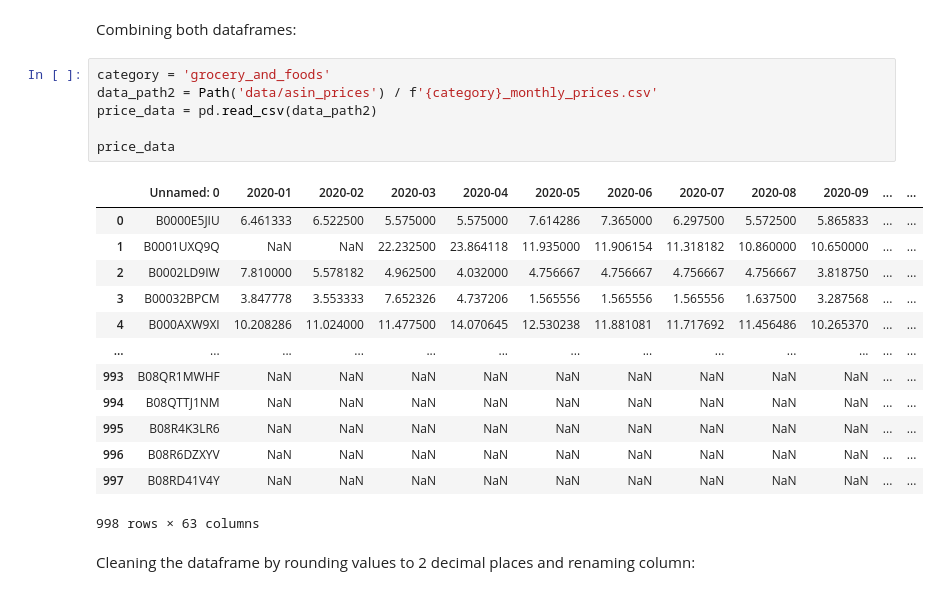
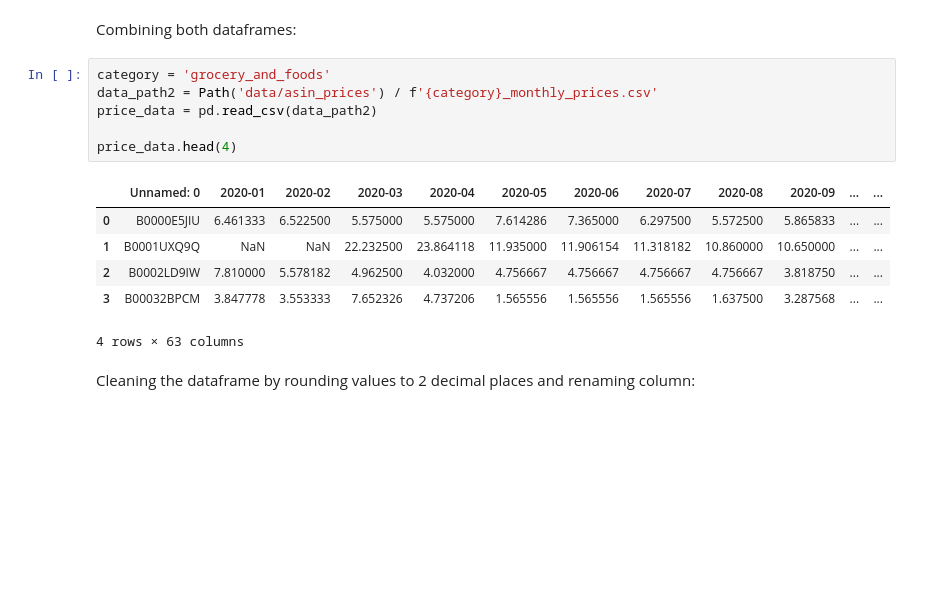
Before and after one commit to domwrm/Amazon-Pricing-Anlysis, a Jupyter notebook: EDACheckpoint_Group031_WI25.ipynb, the cells around one changed output. Cells and saved outputs as stored; diff of their text form; blank space fills up the shorter version.

```diff
--- a/EDACheckpoint_Group031_WI25.ipynb
+++ b/EDACheckpoint_Group031_WI25.ipynb
@@ -362,23 +349,16 @@ Combining both dataframes:
 # %%
 category = 'grocery_and_foods'
 data_path2 = Path('data/asin_prices') / f'{category}_monthly_prices.csv'
 price_data = pd.read_csv(data_path2)
 
-price_data
+price_data.head(4)
 # %% [output]
 |  | Unnamed: 0 | 2020-01 | 2020-02 | 2020-03 | 2020-04 | 2020-05 | 2020-06 | 2020-07 | 2020-08 | 2020-09 | ... | ... |
 | 0 | B0000E5JIU | 6.461333 | 6.522500 | 5.575000 | 5.575000 | 7.614286 | 7.365000 | 6.297500 | 5.572500 | 5.865833 | ... | ... |
 | 1 | B0001UXQ9Q | NaN | NaN | 22.232500 | 23.864118 | 11.935000 | 11.906154 | 11.318182 | 10.860000 | 10.650000 | ... | ... |
 | 2 | B0002LD9IW | 7.810000 | 5.578182 | 4.962500 | 4.032000 | 4.756667 | 4.756667 | 4.756667 | 4.756667 | 3.818750 | ... | ... |
 | 3 | B00032BPCM | 3.847778 | 3.553333 | 7.652326 | 4.737206 | 1.565556 | 1.565556 | 1.565556 | 1.637500 | 3.287568 | ... | ... |
-| 4 | B000AXW9XI | 10.208286 | 11.024000 | 11.477500 | 14.070645 | 12.530238 | 11.881081 | 11.717692 | 11.456486 | 10.265370 | ... | ... |
-| ... | ... | ... | ... | ... | ... | ... | ... | ... | ... | ... | ... | ... |
-| 993 | B08QR1MWHF | NaN | NaN | NaN | NaN | NaN | NaN | NaN | NaN | NaN | ... | ... |
-| 994 | B08QTTJ1NM | NaN | NaN | NaN | NaN | NaN | NaN | NaN | NaN | NaN | ... | ... |
-| 995 | B08R4K3LR6 | NaN | NaN | NaN | NaN | NaN | NaN | NaN | NaN | NaN | ... | ... |
-| 996 | B08R6DZXYV | NaN | NaN | NaN | NaN | NaN | NaN | NaN | NaN | NaN | ... | ... |
-| 997 | B08RD41V4Y | NaN | NaN | NaN | NaN | NaN | NaN | NaN | NaN | NaN | ... | ... |
-998 rows × 63 columns
+4 rows × 63 columns
 # %% [markdown]
 Cleaning the dataframe by rounding values to 2 decimal places and renaming column:
 # %%
```
Also changed, not shown: parts of 20 cells of this notebook.
